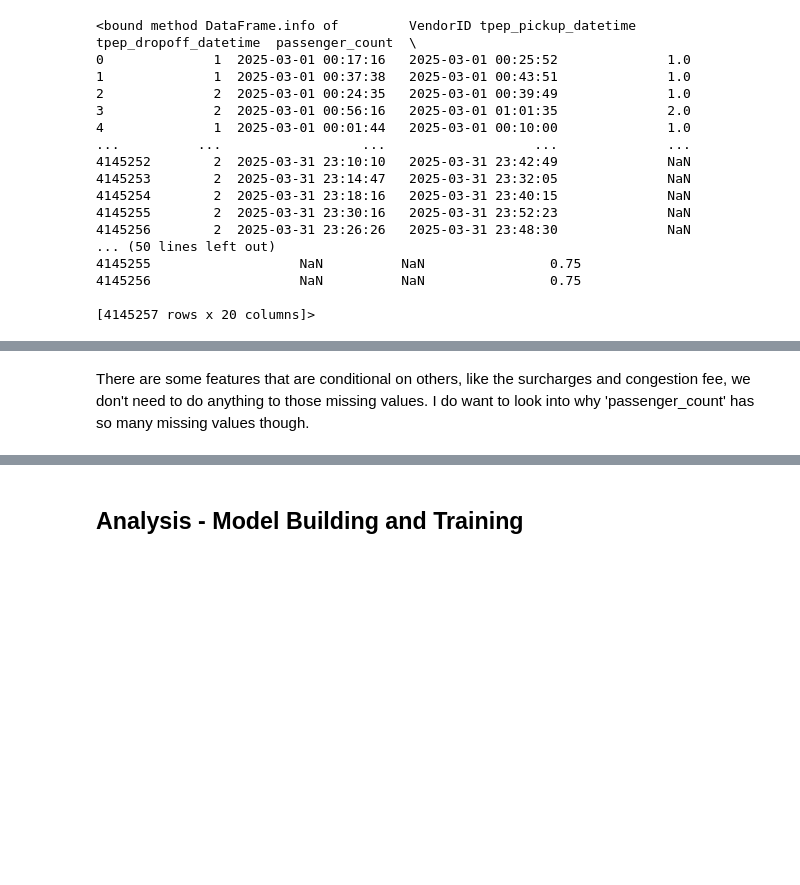
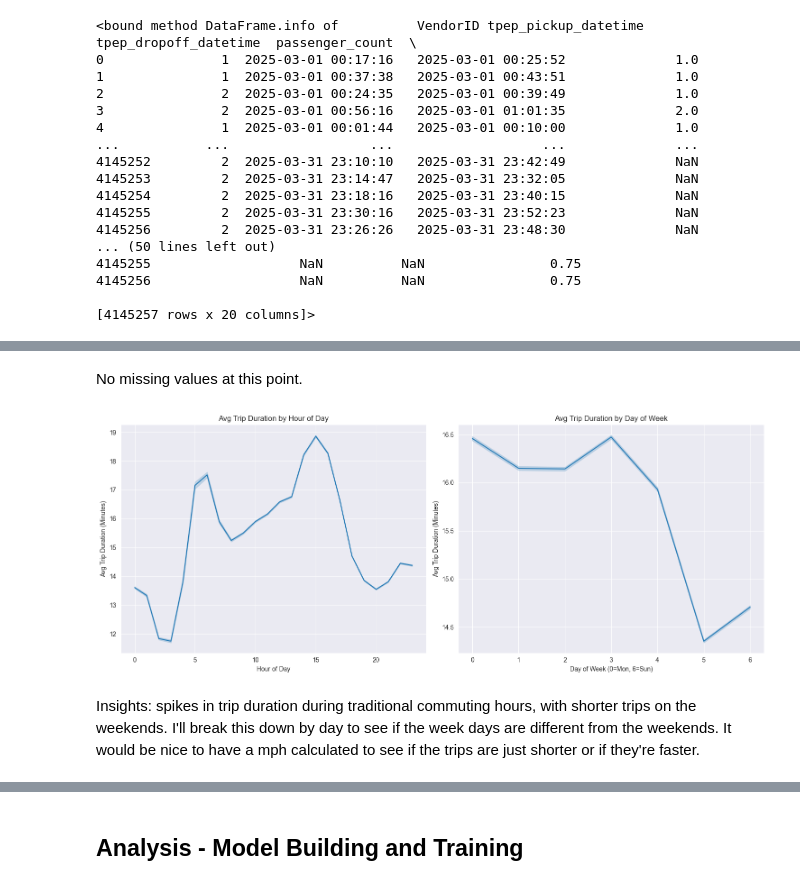
Before and after one commit to sseggeb/NYC_Taxi_Trip_Time, a Jupyter notebook: FinalProject_5509.ipynb, the cells around one changed output, grey strips where cells are left out. Cells and saved outputs as stored; diff of their text form; code cells hidden in the pictures; blank space fills up the shorter version.

```diff
--- a/FinalProject_5509.ipynb
+++ b/FinalProject_5509.ipynb
@@ -207,2 +320,2 @@ print(df.isnull().sum())
 # %% [markdown]
-There are some features that are conditional on others, like the surcharges and congestion fee, we don't need to do anything to those missing values.  I do want to look into why 'passenger_count' has so many missing values though.
+No missing values at this point.
@@ -214,21 +322,25 @@ df.loc[:, 'is_weekend'] = df.loc[:, 'day_of_week'].isin([5, 6]).astype(int) # 1
 # %%
 # Plot the average trip duration by these new features
 plt.figure(figsize=(15, 6))
 
-plt.subplot(1, 3, 1)
+plt.subplot(1, 2, 1)
 sns.lineplot(x='hour_of_day', y='trip_duration', data=df, errorbar='se')
 plt.title('Avg Trip Duration by Hour of Day')
 plt.xlabel('Hour of Day')
 plt.ylabel('Avg Trip Duration (Minutes)')
 
-plt.subplot(1, 3, 2)
+plt.subplot(1, 2, 2)
 sns.lineplot(x='day_of_week', y='trip_duration', data=df, errorbar='se')
 plt.title('Avg Trip Duration by Day of Week')
 plt.xlabel('Day of Week (0=Mon, 6=Sun)')
 plt.ylabel('Avg Trip Duration (Minutes)')
 
 plt.tight_layout()
 plt.show()
+# %% [output]
+[figure, added]
+# %% [markdown]
+Insights: spikes in trip duration during traditional commuting hours, with shorter trips on the weekends.  I'll break this down by day to see if the week days are different from the weekends.  It would be nice to have a mph calculated to see if the trips are just shorter or if they're faster.
 # %%
 # Plot trip counts by time
 plt.figure(figsize=(12, 5))
```
Also changed, not shown: parts of 48 cells of this notebook.
